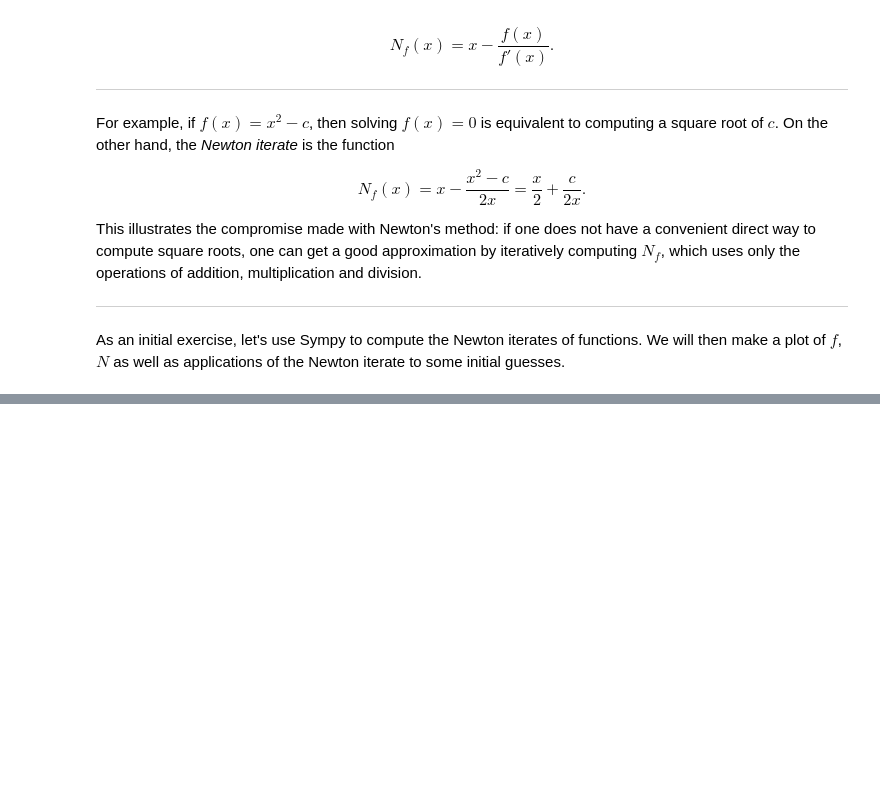
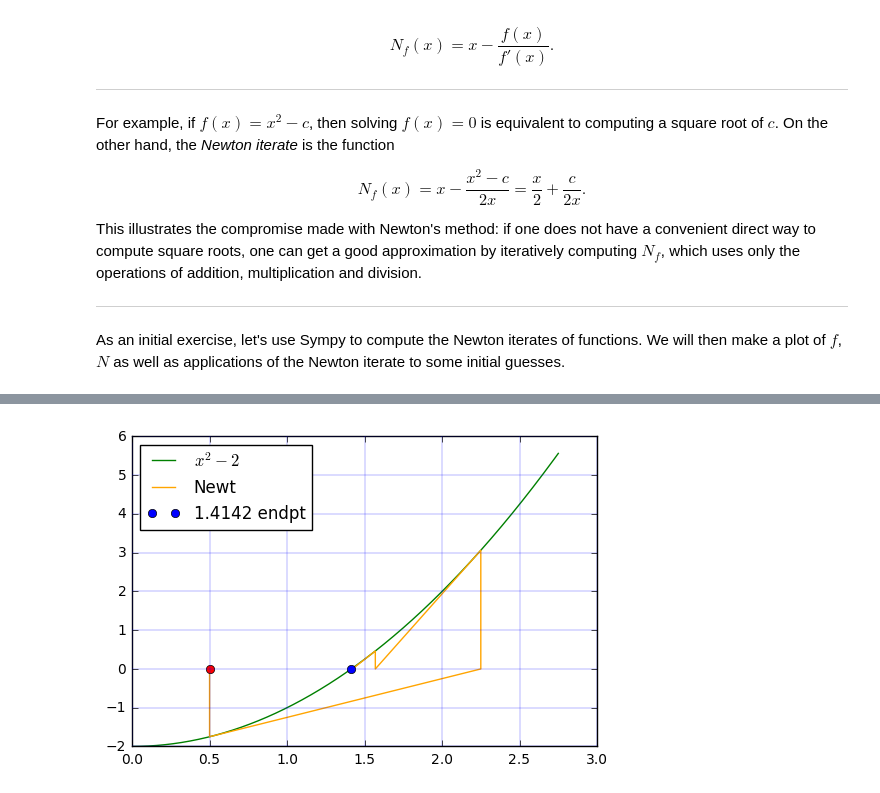
Before and after one commit to mephph/physmath248-2018, a Jupyter notebook: Part.II/Sympy.2.ipynb, the cells around one changed output, grey strips where cells are left out. Saved outputs shown, nothing was run; the diff lists cells and outputs as text; code cells hidden in the pictures; blank space fills up the shorter version.

```diff
--- a/Part.II/Sympy.2.ipynb
+++ b/Part.II/Sympy.2.ipynb
@@ -42,0 +143,37 @@ import sympy as sp
+# %%
+## f input function
+## x is the variable name
+## x0 initial root guess
+## n max number of iterations
+## legloc legend location string
+def plotNewt(f, x, x0, n, legloc):
+    N = x - f/f.diff(x)
+    F = sp.lambdify(x, f)
+    IT = sp.lambdify(x, N)
+
+    fig, ax = plt.subplots()
+    xl = [x0]
+    yl = [0.0]
+
+    for i in range(n):
+        xl.append(xl[-1])
+        yl.append(F(xl[-1]))
+        xl.append(IT(xl[-1]))
+        yl.append(0.0)
+
+    dom = np.linspace(min(xl)-0.5, max(xl)+0.5, 1000)
+    ax.grid(color='b', linestyle='-', linewidth=0.2)
+
+    plt.plot(dom, [F(x) for x in dom], color="green",\
+             label="$"+sp.latex(f)+"$")
+    plt.plot(xl, yl, color="orange", label="Newt")
+    #plt.plot([min(xl), max(xl)], [0.0, 0.0], color="black")
+    plt.plot([xl[0]], [yl[0]], 'ro')
+    plt.plot([xl[-1]], [yl[0]], 'bo', label=("%1.4f endpt" % xl[-1]))
+
+    legend = ax.legend(loc=legloc)
+    plt.show()
+# %%
+plotNewt(x**2-2, x, 0.5, 8, "upper left")
+# %% [output]
+[figure, added]
```
Also changed, not shown: parts of 16 cells of this notebook, 1 other file.
